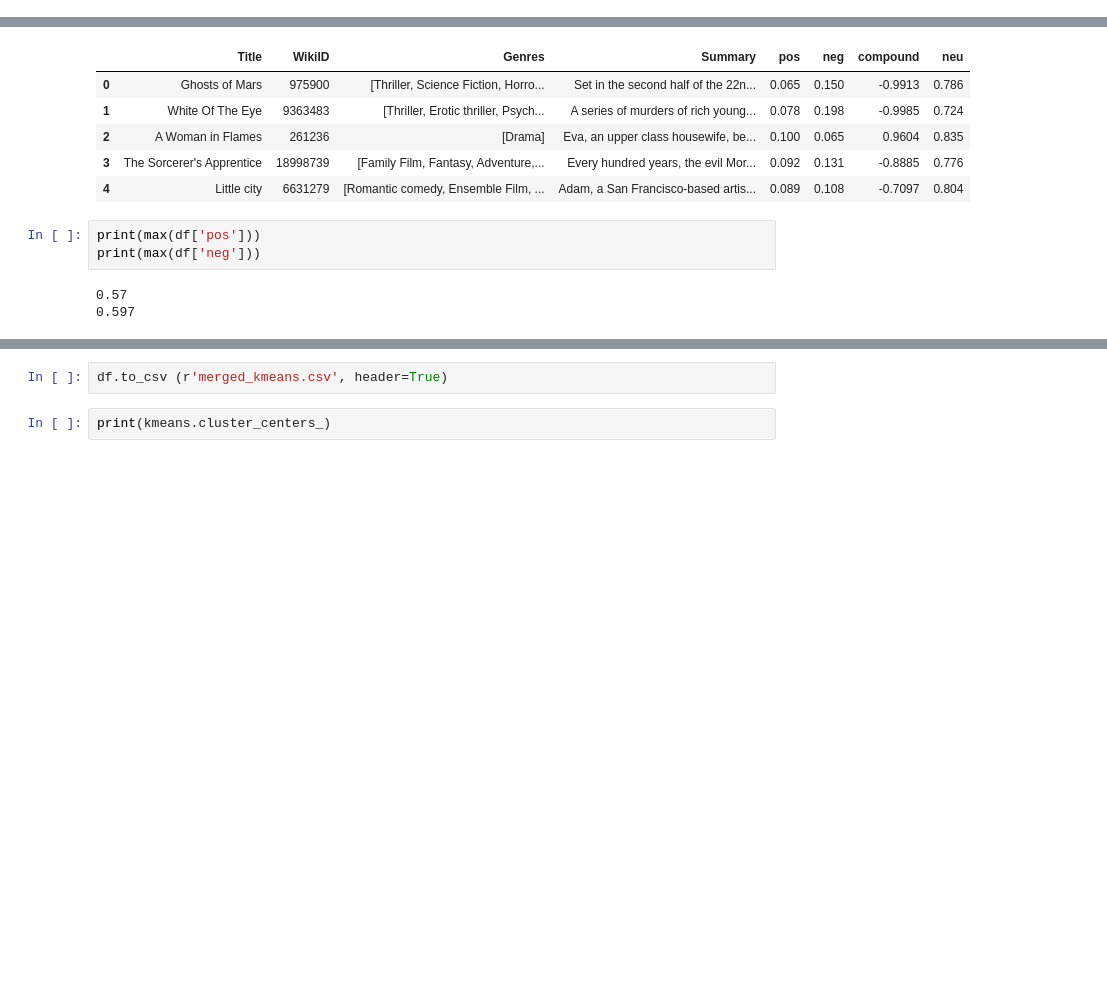
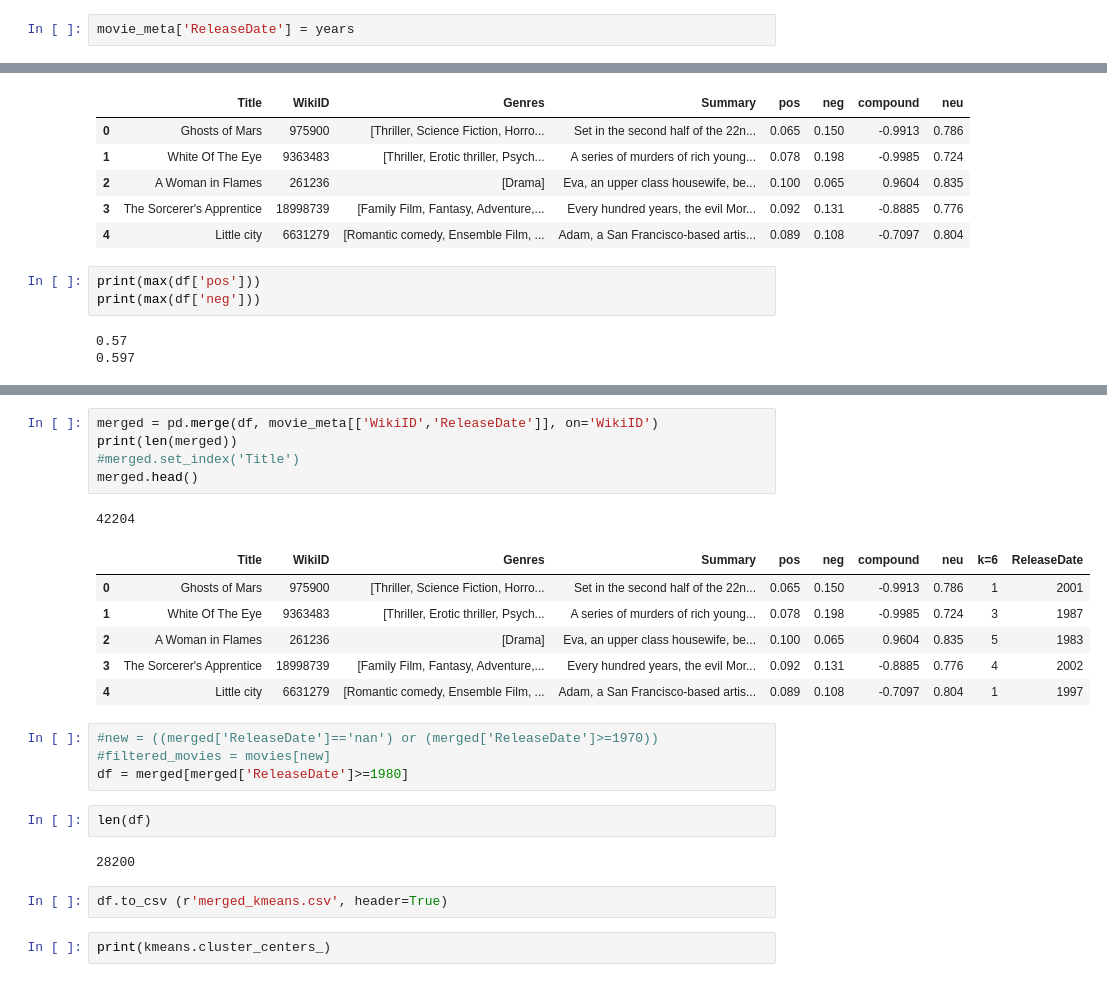
Before and after one commit to katromanyuk/cs4300sp2020-ab2252-blv9-kr485-pmn28-sa2229, a Jupyter notebook: app/irsystem/kmeans.ipynb, the cells around one changed output, grey strips where cells are left out. Saved outputs shown, nothing was run; the diff lists cells and outputs as text; blank space fills up the shorter version.

```diff
--- a/app/irsystem/kmeans.ipynb
+++ b/app/irsystem/kmeans.ipynb
@@ -12,0 +20,2 @@ import matplotlib.pyplot as plt
+# %%
+movie_meta['ReleaseDate'] = years
@@ -71,3 +89,24 @@ df.head(10)
+# %%
+merged = pd.merge(df, movie_meta[['WikiID','ReleaseDate']], on='WikiID')
+print(len(merged))
+#merged.set_index('Title')
+merged.head()
+# %% [output]
+42204
+|  | Title | WikiID | Genres | Summary | pos | neg | compound | neu | k=6 | ReleaseDate |
+| 0 | Ghosts of Mars | 975900 | [Thriller, Science Fiction, Horro... | Set in the second half of the 22n... | 0.065 | 0.150 | -0.9913 | 0.786 | 1 | 2001 |
+| 1 | White Of The Eye | 9363483 | [Thriller, Erotic thriller, Psych... | A series of murders of rich young... | 0.078 | 0.198 | -0.9985 | 0.724 | 3 | 1987 |
+| 2 | A Woman in Flames | 261236 | [Drama] | Eva, an upper class housewife, be... | 0.100 | 0.065 | 0.9604 | 0.835 | 5 | 1983 |
+| 3 | The Sorcerer's Apprentice | 18998739 | [Family Film, Fantasy, Adventure,... | Every hundred years, the evil Mor... | 0.092 | 0.131 | -0.8885 | 0.776 | 4 | 2002 |
+| 4 | Little city | 6631279 | [Romantic comedy, Ensemble Film, ... | Adam, a San Francisco-based artis... | 0.089 | 0.108 | -0.7097 | 0.804 | 1 | 1997 |
+# %%
+#new = ((merged['ReleaseDate']=='nan') or (merged['ReleaseDate']>=1970))
+#filtered_movies = movies[new]
+df = merged[merged['ReleaseDate']>=1980]
+# %%
+len(df)
+# %% [output]
+28200
 # %%
 df.to_csv (r'merged_kmeans.csv', header=True)
 # %%
```
Also changed, not shown: parts of 9 cells of this notebook, 6 other files.
